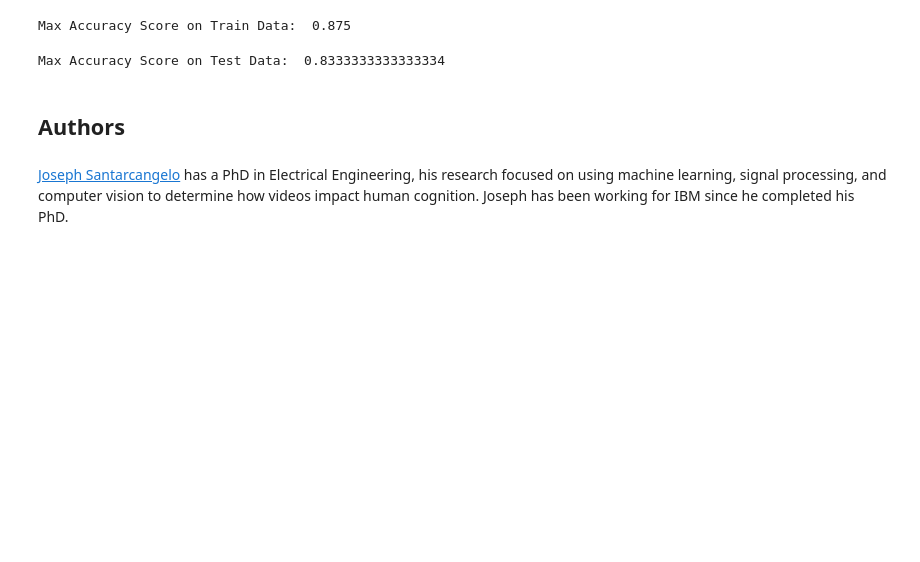
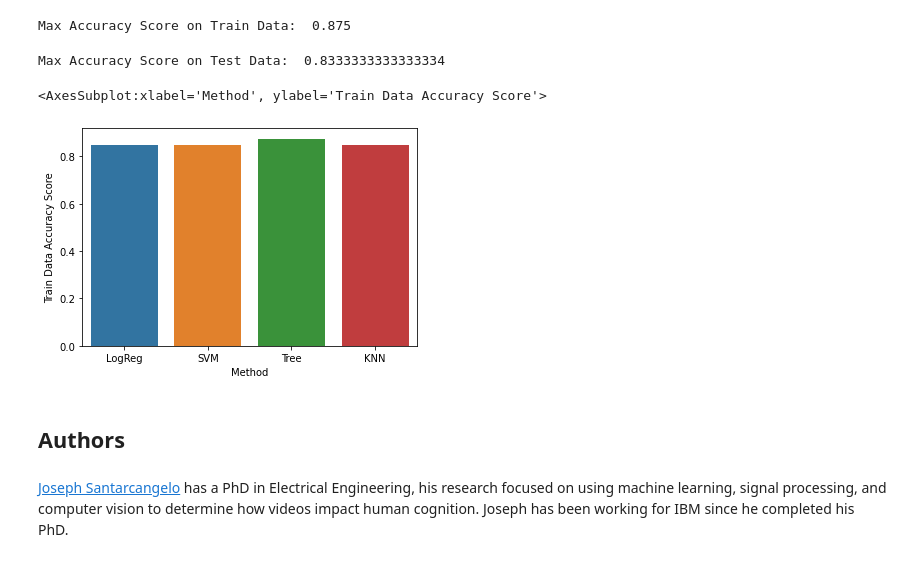
Before and after one commit to tuonganlinh/master, a Jupyter notebook: Machine Learning Prediction (Build ML Pipeline).ipynb, the cells around one changed output. Saved outputs shown, nothing was run; the diff lists cells and outputs as text; code cells hidden in the pictures; blank space fills up the shorter version.

```diff
--- a/Machine Learning Prediction (Build ML Pipeline).ipynb
+++ b/Machine Learning Prediction (Build ML Pipeline).ipynb
@@ -389,6 +389,11 @@ Max Accuracy Score on Train Data:  0.875
 print("Max Accuracy Score on Test Data: ", max(acc_df.iloc[:,2]))
 # %% [output]
 Max Accuracy Score on Test Data:  0.8333333333333334
+# %%
+sns.barplot(data=acc_df, x="Method", y="Train Data Accuracy Score")
+# %% [output]
+<AxesSubplot:xlabel='Method', ylabel='Train Data Accuracy Score'>
+[figure, added]
 # %% [markdown]
 ## Authors
 # %% [markdown]
```
